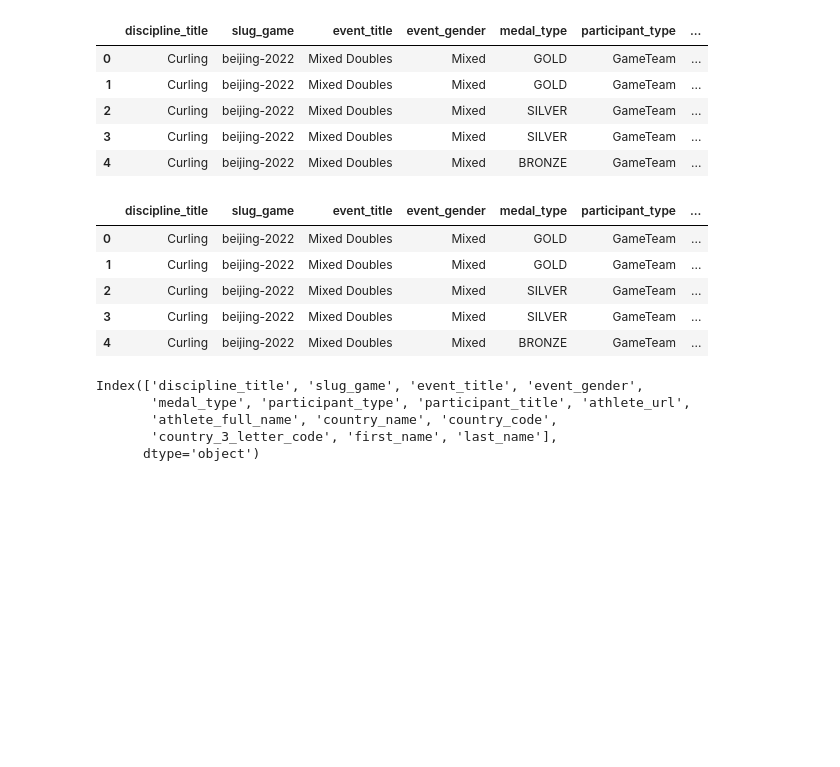
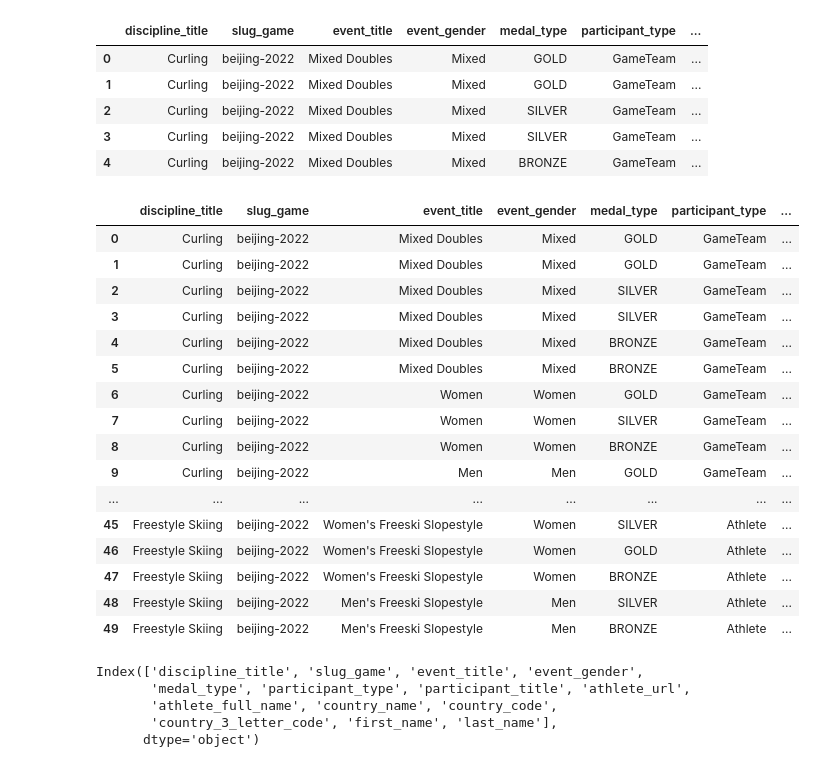
Before and after one commit to paoloarciaga/Olympics_Data_Engineering, a Jupyter notebook: Olympic_Files/medals_cleaned.ipynb, the cells around one changed output. Cells and saved outputs as stored; diff of their text form; code cells hidden in the pictures; blank space fills up the shorter version.

```diff
--- a/Olympic_Files/medals_cleaned.ipynb
+++ b/Olympic_Files/medals_cleaned.ipynb
@@ -86,33 +86,44 @@ medals_data.head()
 # %%
 # Function to split and capitalize last name
 def split_and_capitalize_last_name(full_name):
     if isinstance(full_name, str):
         # Splitting the full name into parts
         name_parts = full_name.split(' ')
         if len(name_parts) > 1:
             # Captializing the last name parts
             last_name_parts = [part.capitalize() for part in name_parts[1:]]  # Consider all parts after the first
             return ' '.join(last_name_parts)
         elif len(name_parts) > 1:
             # Captializing the last name parts
             last_name_parts = [part.capitalize() for part in name_parts[1:]]  # Consider all parts after the first
             return '-'.join(last_name_parts)
         elif len(name_parts) == 1:
             # Capitalize single-word last name
             return name_parts[0].capitalize()
     return ''
 
 # Apply the function to extract last names
 medals_data['last_name'] = medals_data['athlete_full_name'].apply(split_and_capitalize_last_name)
 
-medals_data.head()
+medals_data.head(50)
 # %% [output]
 |  | discipline_title | slug_game | event_title | event_gender | medal_type | participant_type | ... |
 | 0 | Curling | beijing-2022 | Mixed Doubles | Mixed | GOLD | GameTeam | ... |
 | 1 | Curling | beijing-2022 | Mixed Doubles | Mixed | GOLD | GameTeam | ... |
 | 2 | Curling | beijing-2022 | Mixed Doubles | Mixed | SILVER | GameTeam | ... |
 | 3 | Curling | beijing-2022 | Mixed Doubles | Mixed | SILVER | GameTeam | ... |
 | 4 | Curling | beijing-2022 | Mixed Doubles | Mixed | BRONZE | GameTeam | ... |
+| 5 | Curling | beijing-2022 | Mixed Doubles | Mixed | BRONZE | GameTeam | ... |
+| 6 | Curling | beijing-2022 | Women | Women | GOLD | GameTeam | ... |
+| 7 | Curling | beijing-2022 | Women | Women | SILVER | GameTeam | ... |
+| 8 | Curling | beijing-2022 | Women | Women | BRONZE | GameTeam | ... |
+| 9 | Curling | beijing-2022 | Men | Men | GOLD | GameTeam | ... |
+| ... | ... | ... | ... | ... | ... | ... | ... |
+| 45 | Freestyle Skiing | beijing-2022 | Women's Freeski Slopestyle | Women | SILVER | Athlete | ... |
+| 46 | Freestyle Skiing | beijing-2022 | Women's Freeski Slopestyle | Women | GOLD | Athlete | ... |
+| 47 | Freestyle Skiing | beijing-2022 | Women's Freeski Slopestyle | Women | BRONZE | Athlete | ... |
+| 48 | Freestyle Skiing | beijing-2022 | Men's Freeski Slopestyle | Men | SILVER | Athlete | ... |
+| 49 | Freestyle Skiing | beijing-2022 | Men's Freeski Slopestyle | Men | BRONZE | Athlete | ... |
 # %%
 medals_data.columns
 # %% [output]
```
Also changed, not shown: 1 other file.
